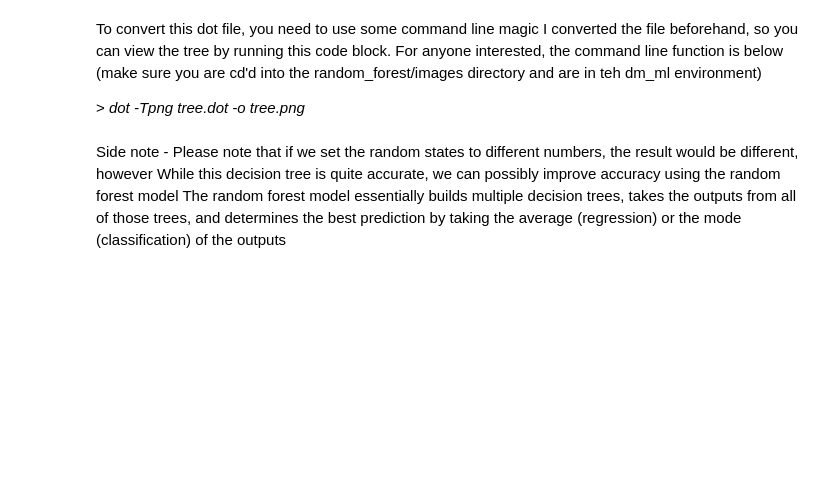
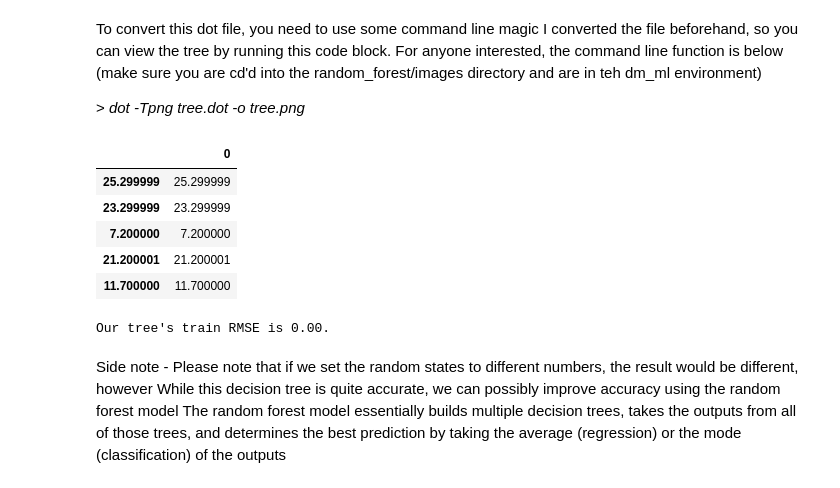
Before and after one commit to tmsharp/random_forest, a Jupyter notebook: Predicting Boston Housing Prices using Random Forest.ipynb, the cells around one changed output. Cells and saved outputs as stored; diff of their text form; code cells hidden in the pictures; blank space fills up the shorter version.

```diff
--- a/Predicting Boston Housing Prices using Random Forest.ipynb
+++ b/Predicting Boston Housing Prices using Random Forest.ipynb
@@ -286,20 +288,28 @@ For anyone interested, the command line function is below (make sure you are cd'
 !"images/tree.png"
 # %%
 # Use the forest's predict method on the test data
-predictions = decision_tree.predict(X_test)
-pd.DataFrame(predictions, y_test).head(5)
+predictions_test = decision_tree.predict(X_test)
+predictions_train = decision_tree.predict(X_train)
+pd.DataFrame(predictions_train, y_train).head(5)
+# %% [output]
+|  | 0 |
+| 25.299999 | 25.299999 |
+| 23.299999 | 23.299999 |
+| 7.200000 | 7.200000 |
+| 21.200001 | 21.200001 |
+| 11.700000 | 11.700000 |
 # %%
 from sklearn.metrics import accuracy_score
 import sklearn.metrics as metrics
 
-# accuracy_score(np.array(y_test), np.array(predictions))
-rsquare = decision_tree.score(np.array(X_test), np.array(y_test))
+train_rmse = mean_squared_error(y_train, predictions_train)
+test_rmse = mean_squared_error(y_test, predictions_test)
 
-print("Our tree's R2 is {:.2} and RMSE is: ".format(rsquare, ))
+
+print("Our tree's train RMSE is {:.2f}.".format(train_rmse))
 #print(np.sqrt(metrics.mean_squared_error(X_test, y_test)))
-
-print(X_test.shape)
-print(y_test.shape)
+# %% [output]
+Our tree's train RMSE is 0.00.
 # %% [markdown]
 Side note - Please note that if we set the random states to different numbers, the result would be different, however
 While this decision tree is quite accurate, we can possibly improve accuracy using the random forest model
```
Also changed, not shown: parts of 18 cells of this notebook.
